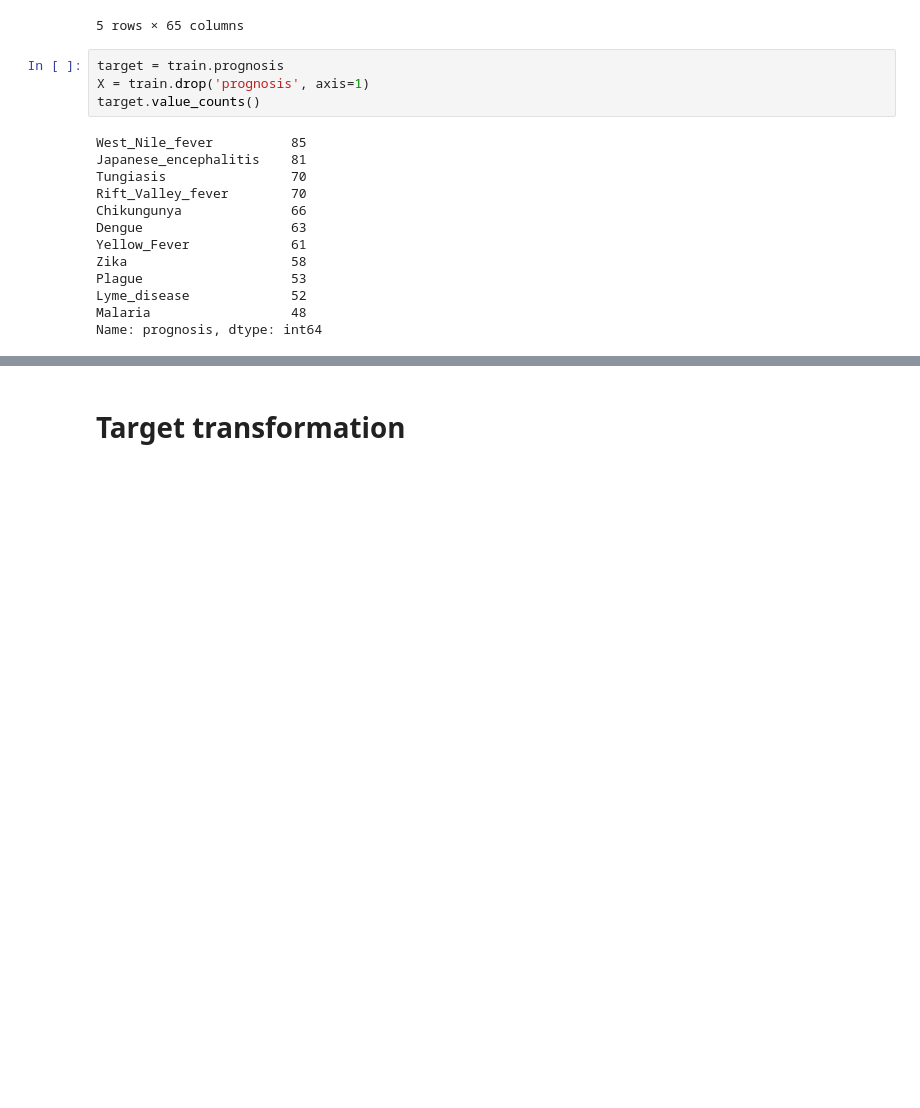
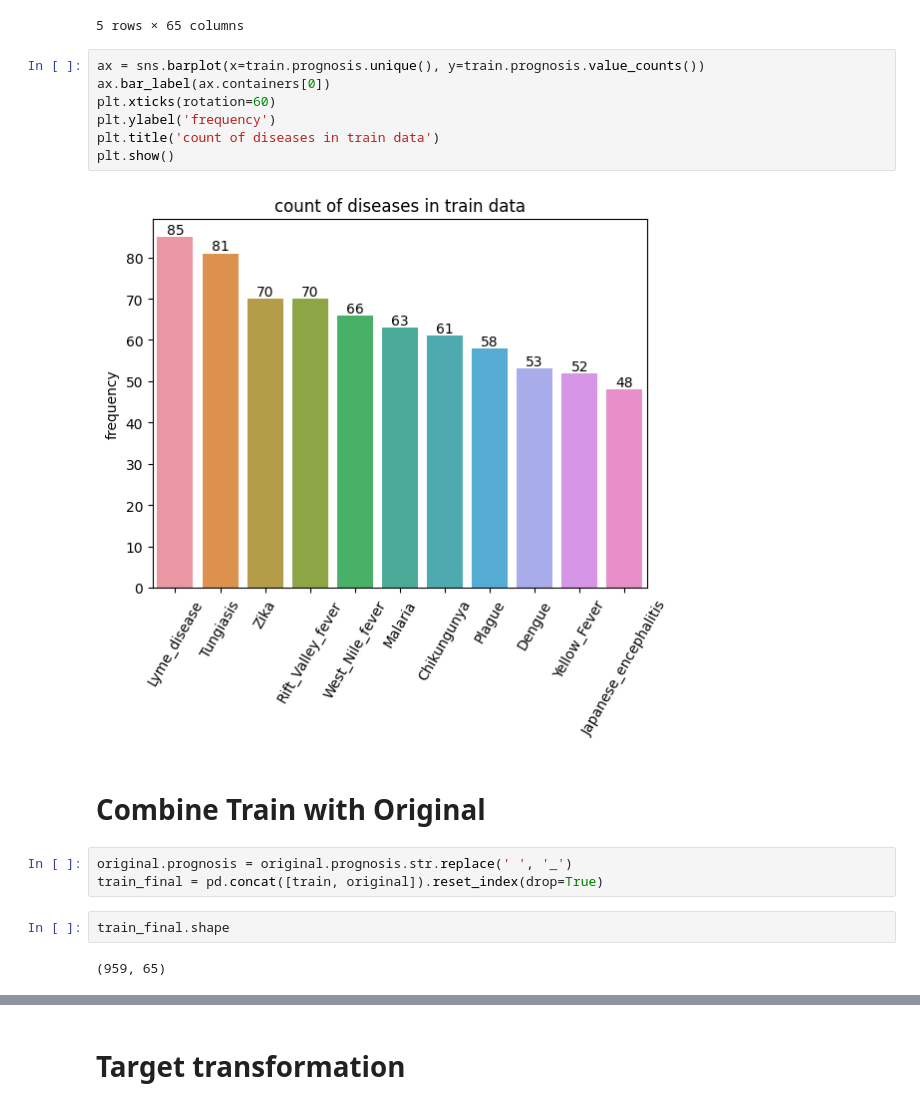
Before and after one commit to Anes31/Vector-Borne-Disease-Prediction, a Jupyter notebook: base model.ipynb, the cells around one changed output, grey strips where cells are left out. Drawn from its saved outputs; the diff is of its cells as text; blank space fills up the shorter version.

```diff
--- a/base model.ipynb
+++ b/base model.ipynb
@@ -43,20 +56,21 @@ train.head()
 | 3 | 0.0 | 0.0 | 1.0 | 1.0 | 1.0 | 1.0 | 0.0 | 1.0 | 0.0 | ... |
 | 4 | 0.0 | 0.0 | 0.0 | 0.0 | 0.0 | 0.0 | 0.0 | 0.0 | 1.0 | ... |
 5 rows × 65 columns
+# %%
+ax = sns.barplot(x=train.prognosis.unique(), y=train.prognosis.value_counts())
+ax.bar_label(ax.containers[0])
+plt.xticks(rotation=60)
+plt.ylabel('frequency')
+plt.title('count of diseases in train data')
+plt.show()
+# %% [output]
+[figure, added]
+# %% [markdown]
+# Combine Train with Original
 # %%
-target = train.prognosis
-X = train.drop('prognosis', axis=1)
-target.value_counts()
+original.prognosis = original.prognosis.str.replace(' ', '_')
+train_final = pd.concat([train, original]).reset_index(drop=True)
-# %% [output]
-West_Nile_fever          85
-Japanese_encephalitis    81
-Tungiasis                70
-Rift_Valley_fever        70
-Chikungunya              66
-Dengue                   63
-Yellow_Fever             61
-Zika                     58
-Plague                   53
-Lyme_disease             52
-Malaria                  48
-Name: prognosis, dtype: int64
+# %%
+train_final.shape
+# %% [output]
+(959, 65)
```
Also changed, not shown: parts of 13 cells of this notebook, 8 other files.
